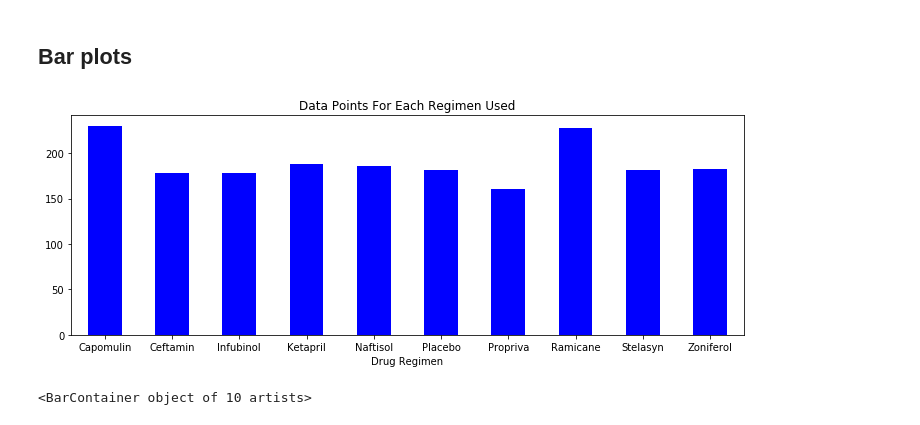
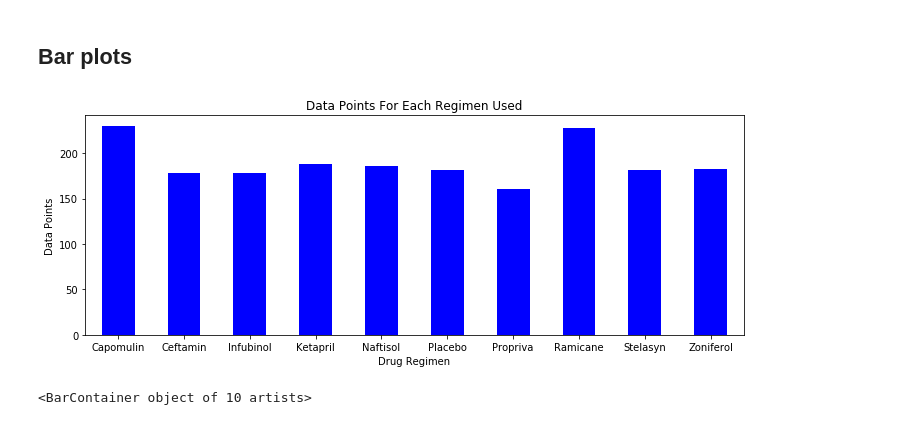
Before and after one commit to ashwinabraham34/Matplotlib-project, a Jupyter notebook: pymaceuticals_starter.ipynb, the cells around one changed output. Drawn from its saved outputs; the diff is of its cells as text; code cells hidden in the pictures.

```diff
--- a/pymaceuticals_starter.ipynb
+++ b/pymaceuticals_starter.ipynb
@@ -82,13 +79,13 @@ summary_statistics
 # %%
 # Generate a bar plot showing number of data points for each treatment regimen using pandas
 data_points=drug_regimen['Mouse ID'].count()
 data_points.plot(kind="bar", figsize=(10,4), facecolor="blue", rot=0)
 plt.title('Data Points For Each Regimen Used')
-
+plt.ylabel("Data Points")
 plt.tight_layout()
 plt.show()
 # %% [output]
-[figure, old version]
+[figure, new version]
 # %%
 # Generate a bar plot showing number of data points for each treatment regimen using pyplot
 
```
Also changed, not shown: parts of 19 cells of this notebook.
